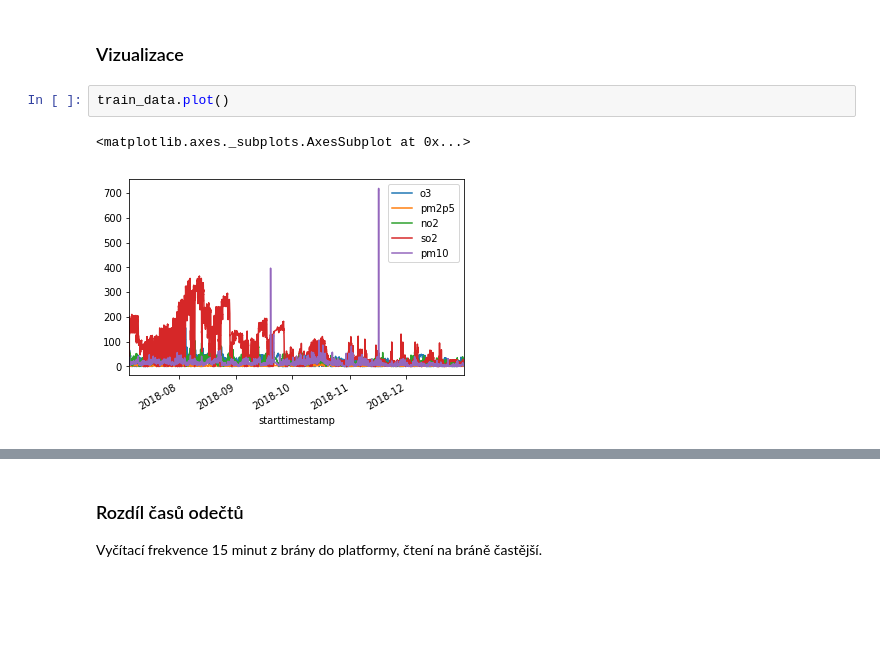
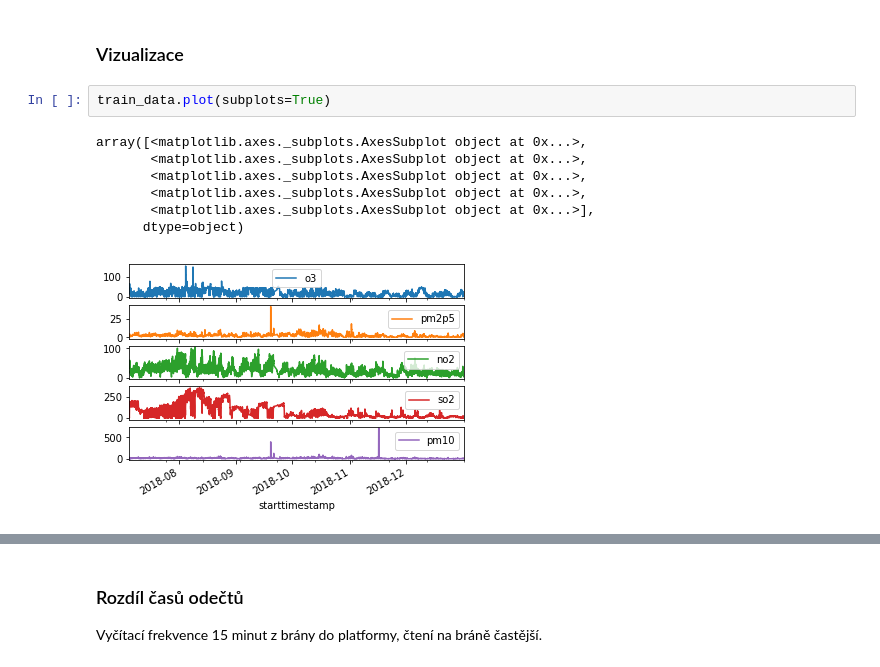
Before and after one commit to podondra/lampy, a Jupyter notebook: analyza.ipynb, the cells around one changed output, grey strips where cells are left out. Drawn from its saved outputs; the diff is of its cells as text; blank space fills up the shorter version.

```diff
--- a/analyza.ipynb
+++ b/analyza.ipynb
@@ -152,7 +145,12 @@ testovacích záznamů: 226672 (32.4%)
 # %% [markdown]
 ### Vizualizace
 # %%
-train_data.plot()
+train_data.plot(subplots=True)
 # %% [output]
-<matplotlib.axes._subplots.AxesSubplot at 0x...>
+array([<matplotlib.axes._subplots.AxesSubplot object at 0x...>,
+       <matplotlib.axes._subplots.AxesSubplot object at 0x...>,
+       <matplotlib.axes._subplots.AxesSubplot object at 0x...>,
+       <matplotlib.axes._subplots.AxesSubplot object at 0x...>,
+       <matplotlib.axes._subplots.AxesSubplot object at 0x...>],
+      dtype=object)
-[figure, old version]
+[figure, new version]
```
Also changed, not shown: parts of 26 cells of this notebook.
